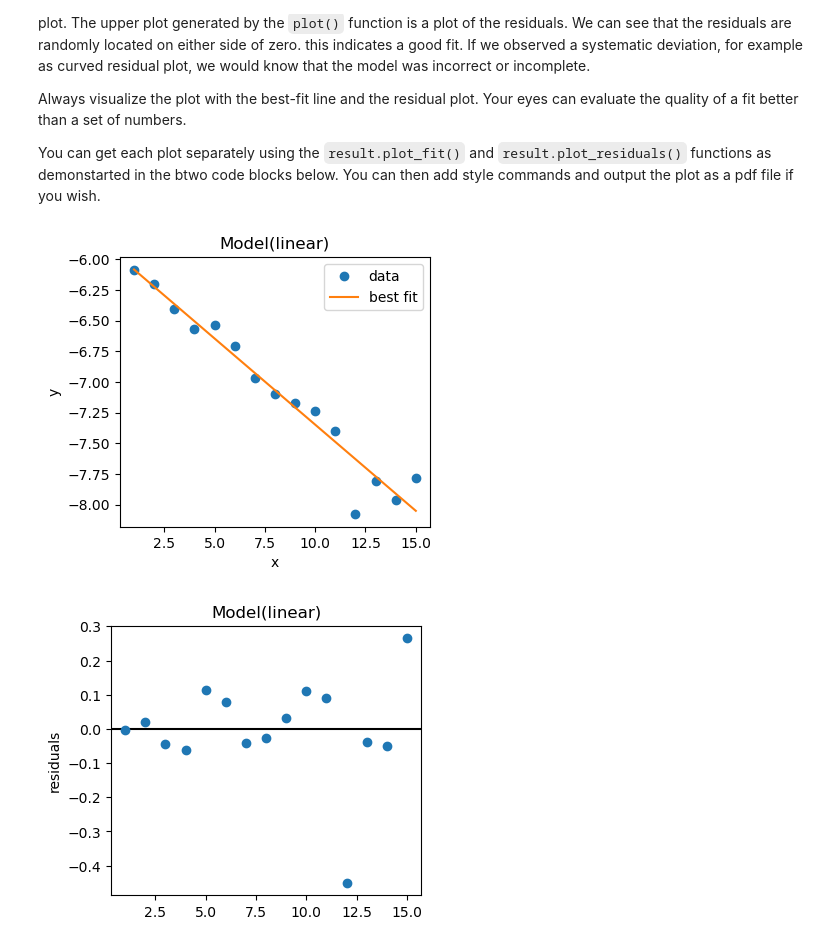
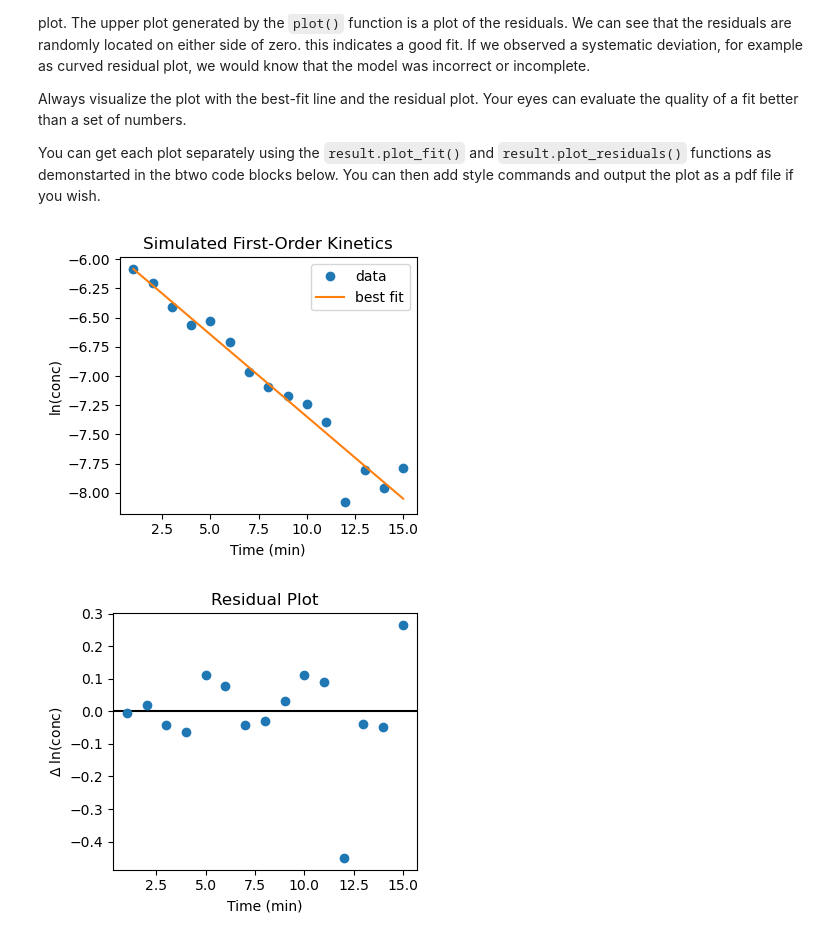
Before and after one commit to blinkletter/4410WebBook2026, a Jupyter notebook: book/notebooks/M11_Plot_Recommendations/01_SimplePlots.ipynb, the cells around one changed output. Drawn from its saved outputs; the diff is of its cells as text; code cells hidden in the pictures.

```diff
--- a/book/notebooks/M11_Plot_Recommendations/01_SimplePlots.ipynb
+++ b/book/notebooks/M11_Plot_Recommendations/01_SimplePlots.ipynb
@@ -509,11 +510,25 @@ Always visualize the plot with the best-fit line and the residual plot. Your eye
 You can get each plot separately using the `result.plot_fit()` and `result.plot_residuals()` functions as demonstarted in the btwo code blocks below. You can then add style commands and output the plot as a pdf file if you wish.
 # %%
 result.plot_fit()
+
+plt.xlabel("Time (min)")                      # label the axes
+plt.ylabel("ln(conc)")
+plt.title("Simulated First-Order Kinetics")   # add a title to the plot
+#plt.legend()                                 # display a legend on plot
+plt.tight_layout()                            # ensures that the x and y labels are not cut off by the edges
+
 plt.show()
 # %% [output]
-[figure, old version]
+[figure, new version]
 # %%
 result.plot_residuals()
+
+plt.xlabel("Time (min)")                      # label the axes
+plt.ylabel(r"$\Delta$ ln(conc)")              # a raw string sends LaTeX code for the delta symbol
+plt.title("Residual Plot")                    # add a title to the plot
+#plt.legend()                                 # display a legend on plot
+plt.tight_layout()                            # ensures that the x and y labels are not cut off by the edges
+
 plt.show()
 # %% [output]
-[figure, old version]
+[figure, new version]
```
Also changed, not shown: parts of 17 cells of this notebook, 11 other files.
